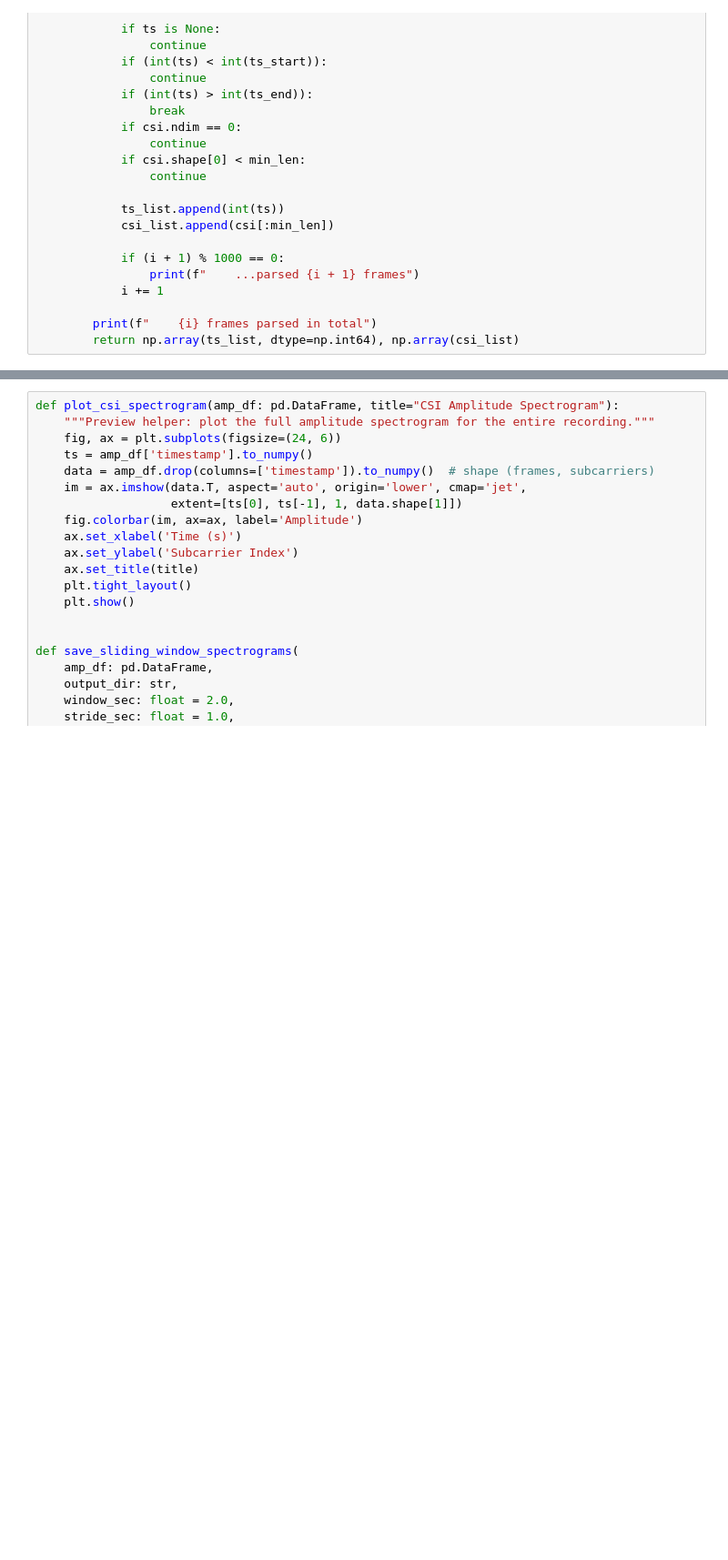
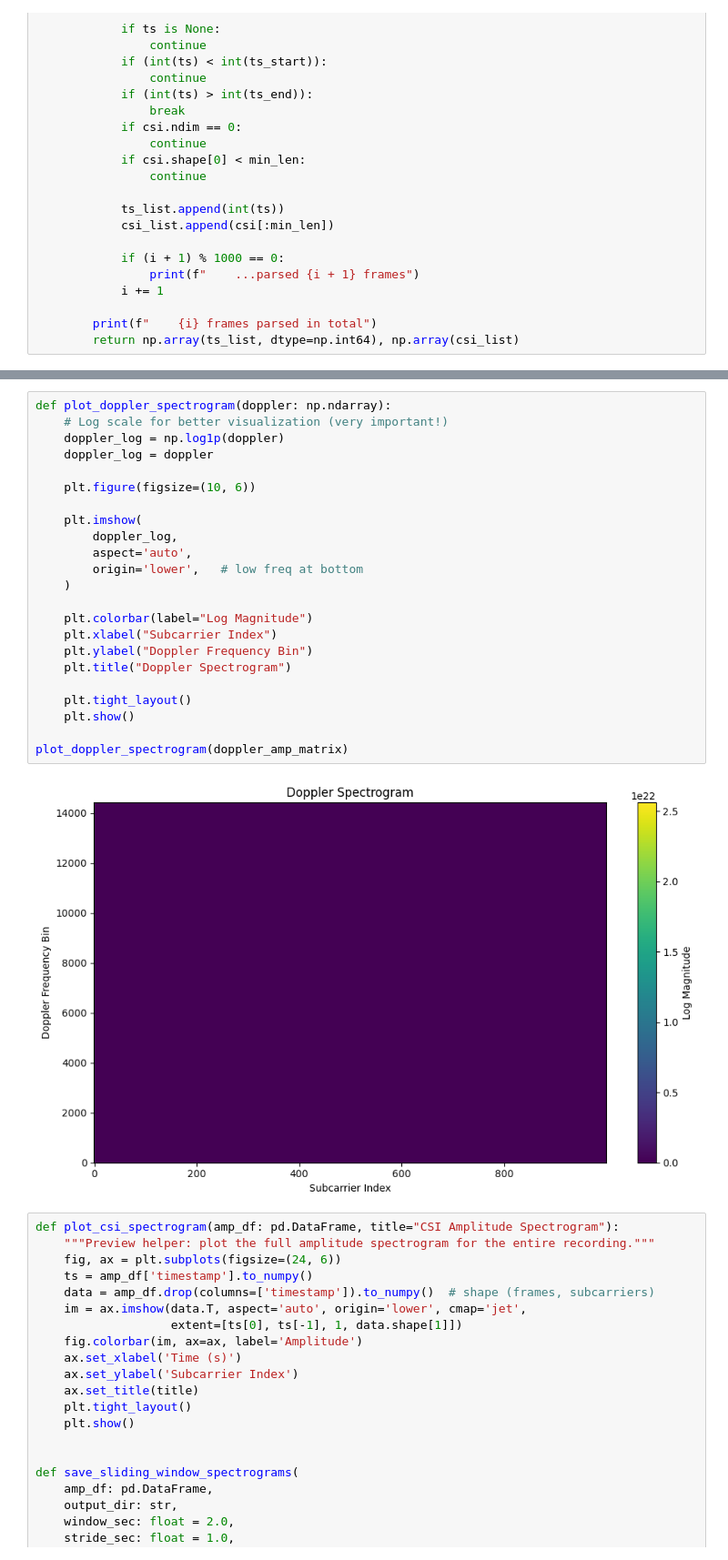
Before and after one commit to dronedangwal/btp, a Jupyter notebook: csi_processing2.ipynb, the cells around one changed output, grey strips where cells are left out. Shown at 91% size. Cells and saved outputs as stored; diff of their text form; blank space fills up the shorter version.

```diff
--- a/csi_processing2.ipynb
+++ b/csi_processing2.ipynb
@@ -152,3 +227,28 @@ display(amp_matrix)
+# %%
+def plot_doppler_spectrogram(doppler: np.ndarray):
+    # Log scale for better visualization (very important!)
+    doppler_log = np.log1p(doppler)
+    doppler_log = doppler
+
+    plt.figure(figsize=(10, 6))
+
+    plt.imshow(
+        doppler_log,
+        aspect='auto',
+        origin='lower',   # low freq at bottom
+    )
+
+    plt.colorbar(label="Log Magnitude")
+    plt.xlabel("Subcarrier Index")
+    plt.ylabel("Doppler Frequency Bin")
+    plt.title("Doppler Spectrogram")
+
+    plt.tight_layout()
+    plt.show()
+
+plot_doppler_spectrogram(doppler_amp_matrix)
+# %% [output]
+[figure, added]
 # %%
 def plot_csi_spectrogram(amp_df: pd.DataFrame, title="CSI Amplitude Spectrogram"):
     """Preview helper: plot the full amplitude spectrogram for the entire recording."""
```
Also changed, not shown: parts of 8 cells of this notebook, 5 other files.
